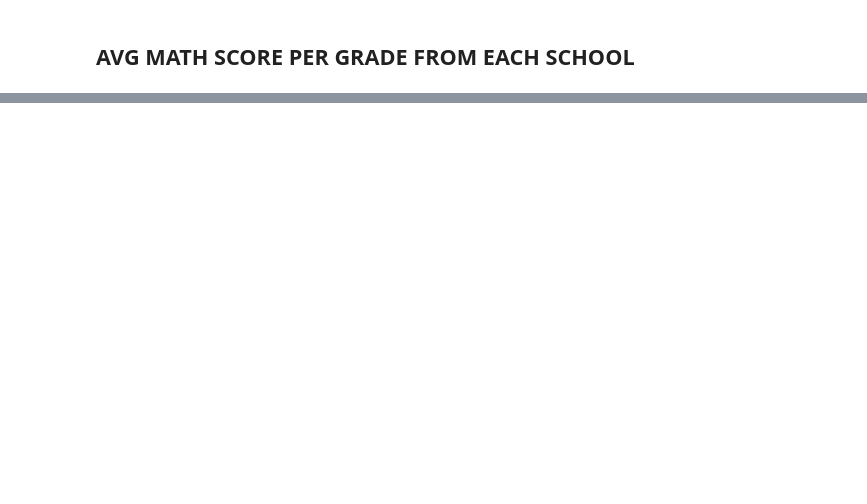
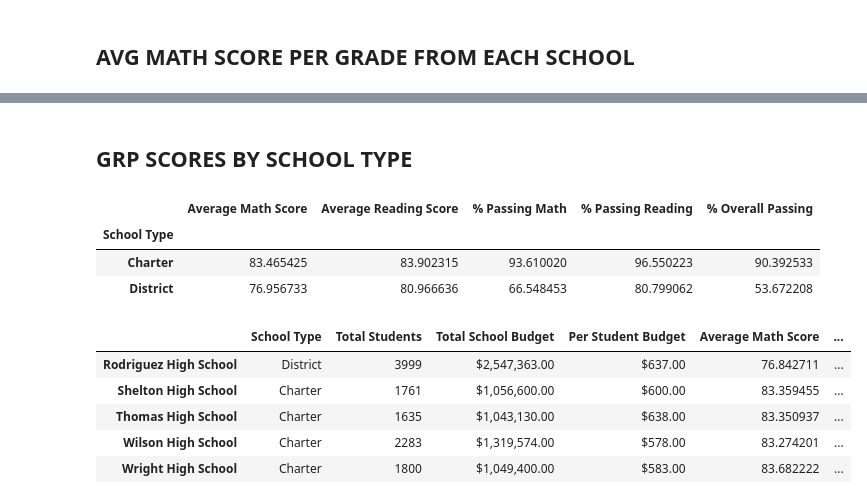
Before and after one commit to smongu7/school_district_analysis, a Jupyter notebook: PyCitySchools_Challenge.ipynb, the cells around one changed output, grey strips where cells are left out. Cells and saved outputs as stored; diff of their text form; code cells hidden in the pictures; blank space fills up the shorter version.

```diff
--- a/PyCitySchools_Challenge.ipynb
+++ b/PyCitySchools_Challenge.ipynb
@@ -450,6 +444,10 @@ Thomas High School       1094
 Wilson High School       2143
 Wright High School       1680
 Name: student_name, dtype: int64
+# %%
+# Calculate the percentage of passing math and reading scores per school.
+per_school_passing_math = per_school_passing_math / per_school_counts * 100
+per_school_passing_reading = per_school_passing_reading / per_school_counts * 100
 # %%
 # Calculate the students who passed both math and reading.
 per_passing_math_reading = school_data_complete_df[(school_data_complete_df["math_score"] >= 70) & (school_data_complete_df["reading_score"] >= 70)]
@@ -889,0 +880,2 @@ type_summary_df
+# %% [markdown]
+## GRP SCORES BY SCHOOL TYPE
@@ -889,0 +893,25 @@ type_summary_df
+# %%
+# Assemble into DataFrame.
+type_summary_df = pd.DataFrame({
+          "Average Math Score" : type_math_scores,
+          "Average Reading Score": type_reading_scores,
+          "% Passing Math": type_passing_math,
+          "% Passing Reading": type_passing_reading,
+          "% Overall Passing": type_overall_passing})
+
+type_summary_df
+# %% [output]
+|  | Average Math Score | Average Reading Score | % Passing Math | % Passing Reading | % Overall Passing |
+| School Type |  |  |  |  |  |
+| Charter | 83.465425 | 83.902315 | 93.610020 | 96.550223 | 90.392533 |
+| District | 76.956733 | 80.966636 | 66.548453 | 80.799062 | 53.672208 |
+# %%
+# Display final results
+new_school_summary_df.tail()
+# %% [output]
+|  | School Type | Total Students | Total School Budget | Per Student Budget | Average Math Score | ... |
+| Rodriguez High School | District | 3999 | $2,547,363.00 | $637.00 | 76.842711 | ... |
+| Shelton High School | Charter | 1761 | $1,056,600.00 | $600.00 | 83.359455 | ... |
+| Thomas High School | Charter | 1635 | $1,043,130.00 | $638.00 | 83.350937 | ... |
+| Wilson High School | Charter | 2283 | $1,319,574.00 | $578.00 | 83.274201 | ... |
+| Wright High School | Charter | 1800 | $1,049,400.00 | $583.00 | 83.682222 | ... |
```
Also changed, not shown: parts of 64 cells of this notebook.
